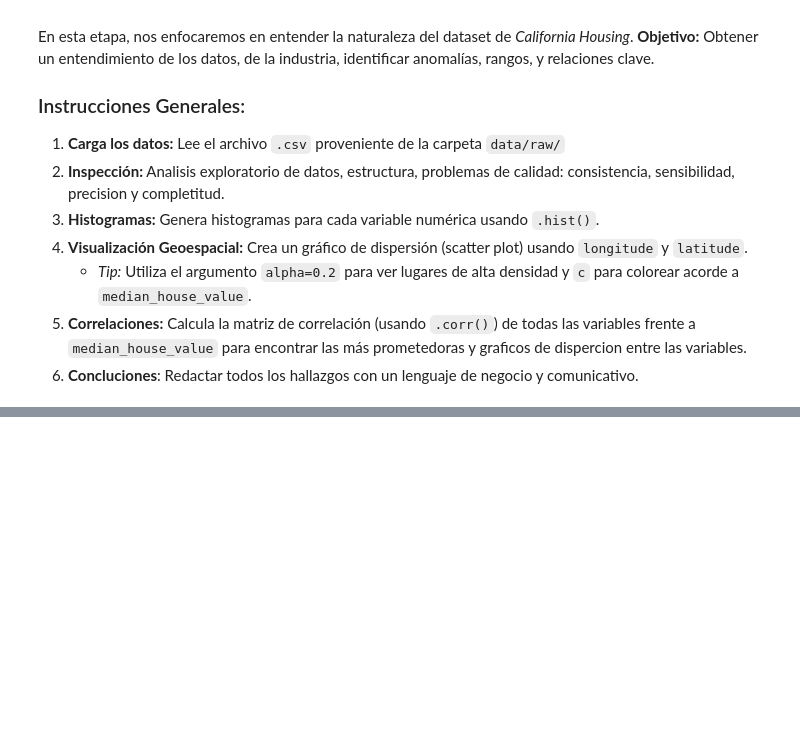
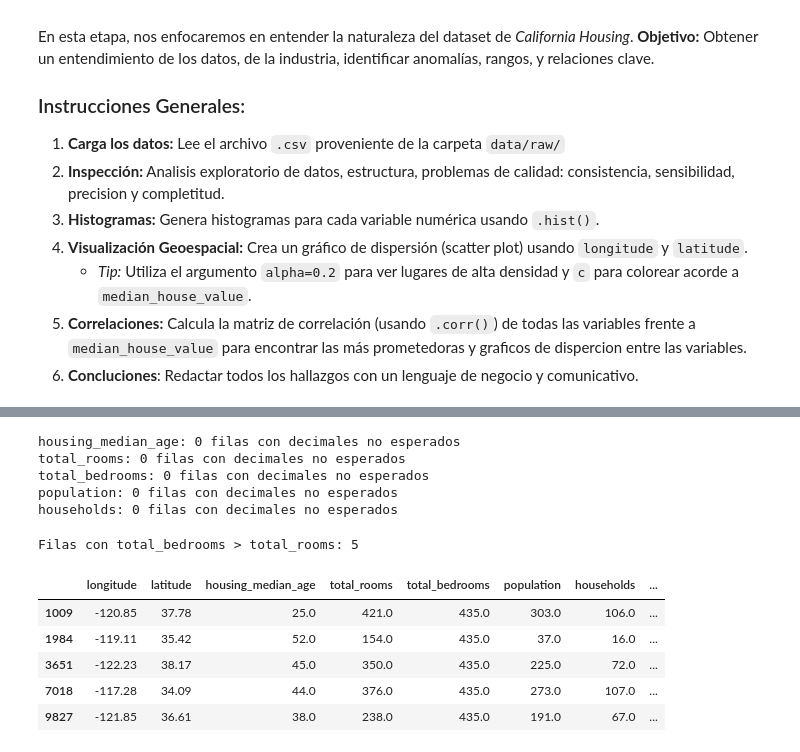
Before and after one commit to DevKevin42/ds-ml-project-template, a Jupyter notebook: notebooks/01_exploracion.ipynb, the cells around one changed output, grey strips where cells are left out. Cells and saved outputs as stored; diff of their text form; code cells hidden in the pictures; blank space fills up the shorter version.

```diff
--- a/notebooks/01_exploracion.ipynb
+++ b/notebooks/01_exploracion.ipynb
@@ -24,0 +156,53 @@ FileNotFoundError: [Errno 2] No such file or directory: './ds-ml-project-templat
+# %%
+# Lista de columnas que deberían contener únicamente valores enteros
+columnas_enteras_esperadas = [
+    'housing_median_age',
+    'total_rooms',
+    'total_bedrooms',
+    'population',
+    'households'
+]
+
+# Crea un diccionario vacío para guardar resultados de inconsistencia
+inconsistencias_decimales = {}
+
+# Recorre cada columna que debería ser entera
+for columna in columnas_enteras_esperadas:
+
+    # Filtra filas donde el valor no es nulo y además tiene parte decimal distinta de cero
+    filas_inconsistentes = datos_crudos[
+        datos_crudos[columna].notna() & (datos_crudos[columna] % 1 != 0)
+    ]
+
+    # Guarda en el diccionario solo las filas que incumplen la regla
+    inconsistencias_decimales[columna] = filas_inconsistentes
+
+# Muestra cuántas inconsistencias tiene cada columna
+for columna, tabla in inconsistencias_decimales.items():
+    print(f"{columna}: {len(tabla)} filas con decimales no esperados")
+# %% [output]
+housing_median_age: 0 filas con decimales no esperados
+total_rooms: 0 filas con decimales no esperados
+total_bedrooms: 0 filas con decimales no esperados
+population: 0 filas con decimales no esperados
+households: 0 filas con decimales no esperados
+# %%
+# Filtra filas donde total_bedrooms es mayor que total_rooms
+regla_rooms_bedrooms = datos_crudos[
+    datos_crudos['total_bedrooms'].notna() &
+    (datos_crudos['total_bedrooms'] > datos_crudos['total_rooms'])
+]
+
+# Muestra cuántas filas violan la regla
+print("Filas con total_bedrooms > total_rooms:", len(regla_rooms_bedrooms))
+
+# Muestra las filas inconsistentes
+regla_rooms_bedrooms
+# %% [output]
+Filas con total_bedrooms > total_rooms: 5
+|  | longitude | latitude | housing_median_age | total_rooms | total_bedrooms | population | households | ... |
+| 1009 | -120.85 | 37.78 | 25.0 | 421.0 | 435.0 | 303.0 | 106.0 | ... |
+| 1984 | -119.11 | 35.42 | 52.0 | 154.0 | 435.0 | 37.0 | 16.0 | ... |
+| 3651 | -122.23 | 38.17 | 45.0 | 350.0 | 435.0 | 225.0 | 72.0 | ... |
+| 7018 | -117.28 | 34.09 | 44.0 | 376.0 | 435.0 | 273.0 | 107.0 | ... |
+| 9827 | -121.85 | 36.61 | 38.0 | 238.0 | 435.0 | 191.0 | 67.0 | ... |
```
Also changed, not shown: parts of 22 cells of this notebook.
